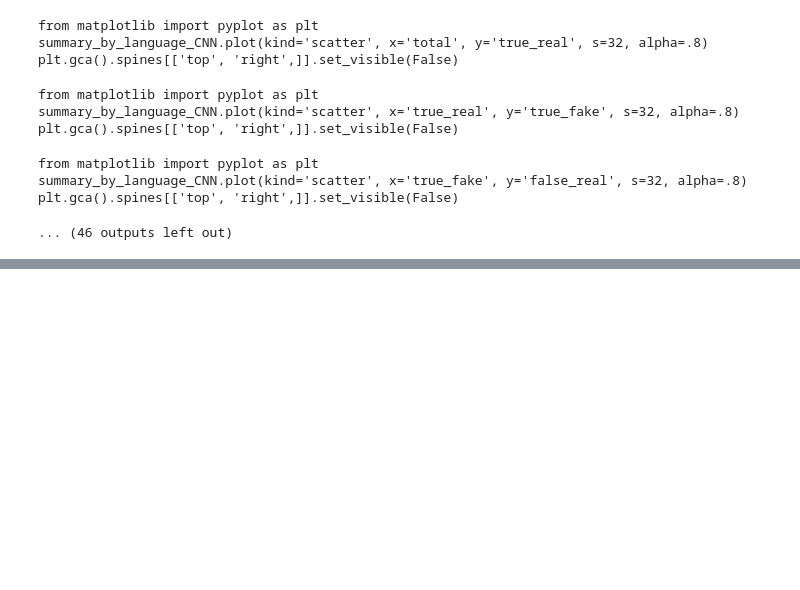
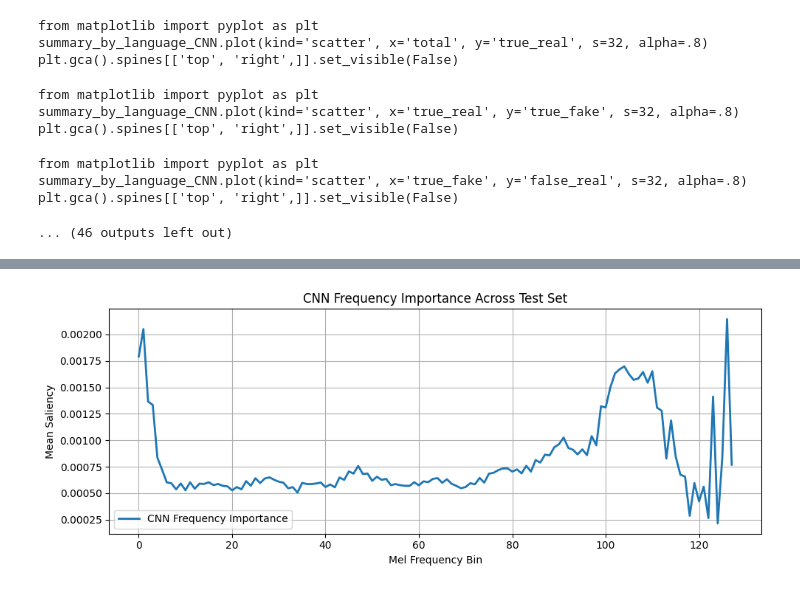
Before and after one commit to Nimsaa/deepfake_thesis, a Jupyter notebook: thesis1.ipynb, the cells around one changed output, grey strips where cells are left out. Cells and saved outputs as stored; diff of their text form; code cells hidden in the pictures; blank space fills up the shorter version.

```diff
--- a/thesis1.ipynb
+++ b/thesis1.ipynb
@@ -1268,0 +1525,5 @@ summary_by_language_CNN.to_csv("/content/drive/MyDrive/odss/summary_by_language_
+# %%
+### doing same for cnn and comparing
+cnn_model = AudioCNN().to(device)
+cnn_model.load_state_dict(torch.load("/content/drive/MyDrive/odss/cnn_model.pth"))
+cnn_model.train()  # Required for saliency
@@ -1268,0 +1538,38 @@ summary_by_language_CNN.to_csv("/content/drive/MyDrive/odss/summary_by_language_
+# %%
+cnn_dataset = SpectrogramDataset("/content/drive/MyDrive/odss/cnn_metadata.csv")
+# %%
+cnn_saliency_stack = []
+
+for i in tqdm(test_idx, desc="Computing CNN saliency over test set"):
+    spec, _ = cnn_dataset[i]  # shape: (1, 128, 130)
+    spec = spec.to(device)
+    spec.requires_grad_()
+
+    input_tensor = spec.unsqueeze(0)  # shape: (1, 1, 128, 130)
+
+    output = cnn_model(input_tensor)
+    output.backward()
+
+    saliency = spec.grad.abs().squeeze().cpu().numpy()  # shape: (128, 130)
+    cnn_saliency_stack.append(saliency)
+# %%
+# Stack all saliency maps
+cnn_saliency_array = np.stack(cnn_saliency_stack)  # (N, 128, 130)
+
+# Average over time (axis=2) and samples (axis=0)
+mean_freq_saliency_cnn = cnn_saliency_array.mean(axis=(0, 2))  # shape: (128,)
+
+# Save for later use
+np.save("/content/drive/MyDrive/odss/cnn_mean_freq_saliency.npy", mean_freq_saliency_cnn)
+# %%
+plt.figure(figsize=(10, 4))
+plt.plot(mean_freq_saliency_cnn, label="CNN Frequency Importance", linewidth=2)
+plt.xlabel("Mel Frequency Bin")
+plt.ylabel("Mean Saliency")
+plt.title("CNN Frequency Importance Across Test Set")
+plt.grid(True)
+plt.legend()
+plt.tight_layout()
+plt.show()
+# %% [output]
+[figure, added]
```
Also changed, not shown: parts of 47 cells of this notebook.
